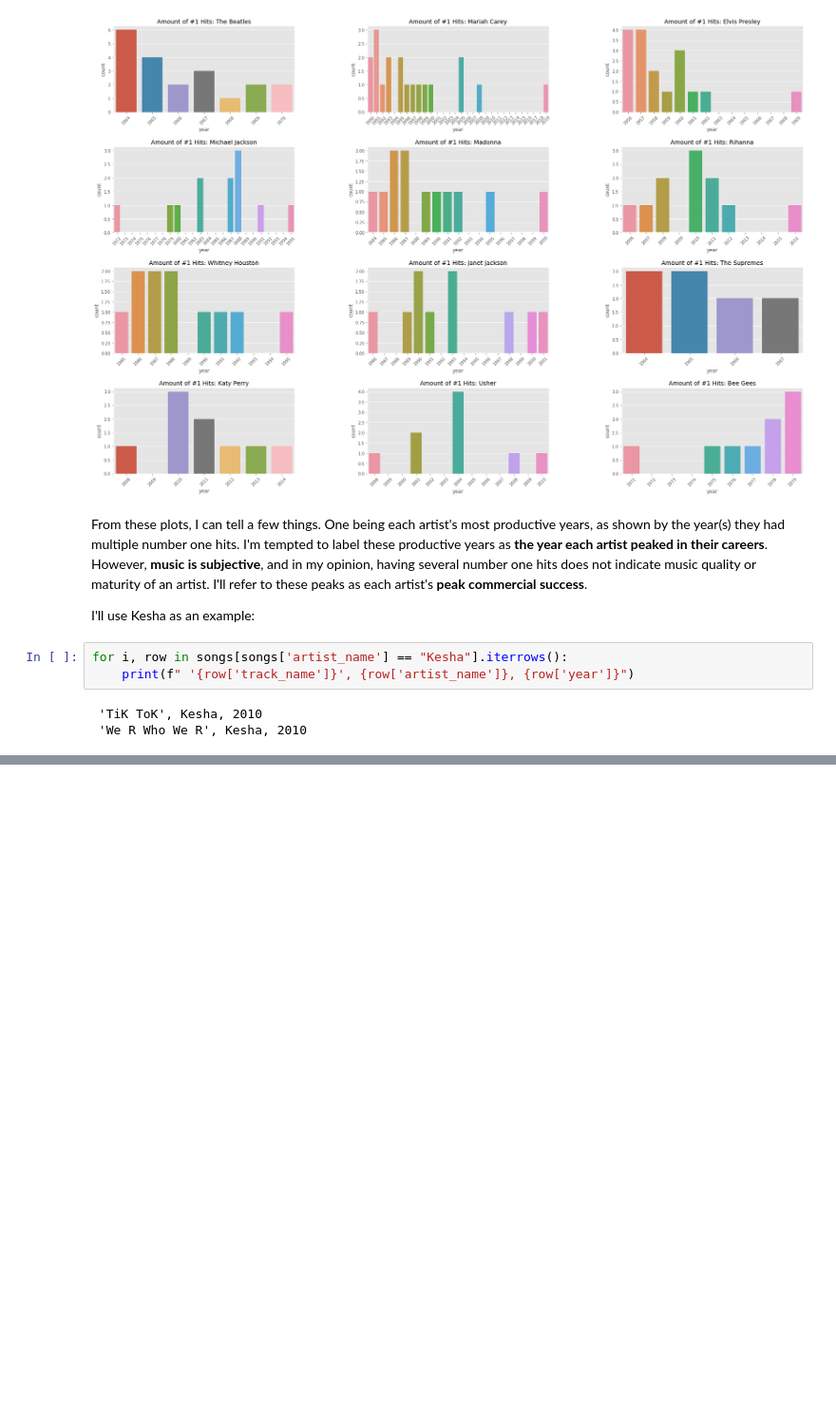
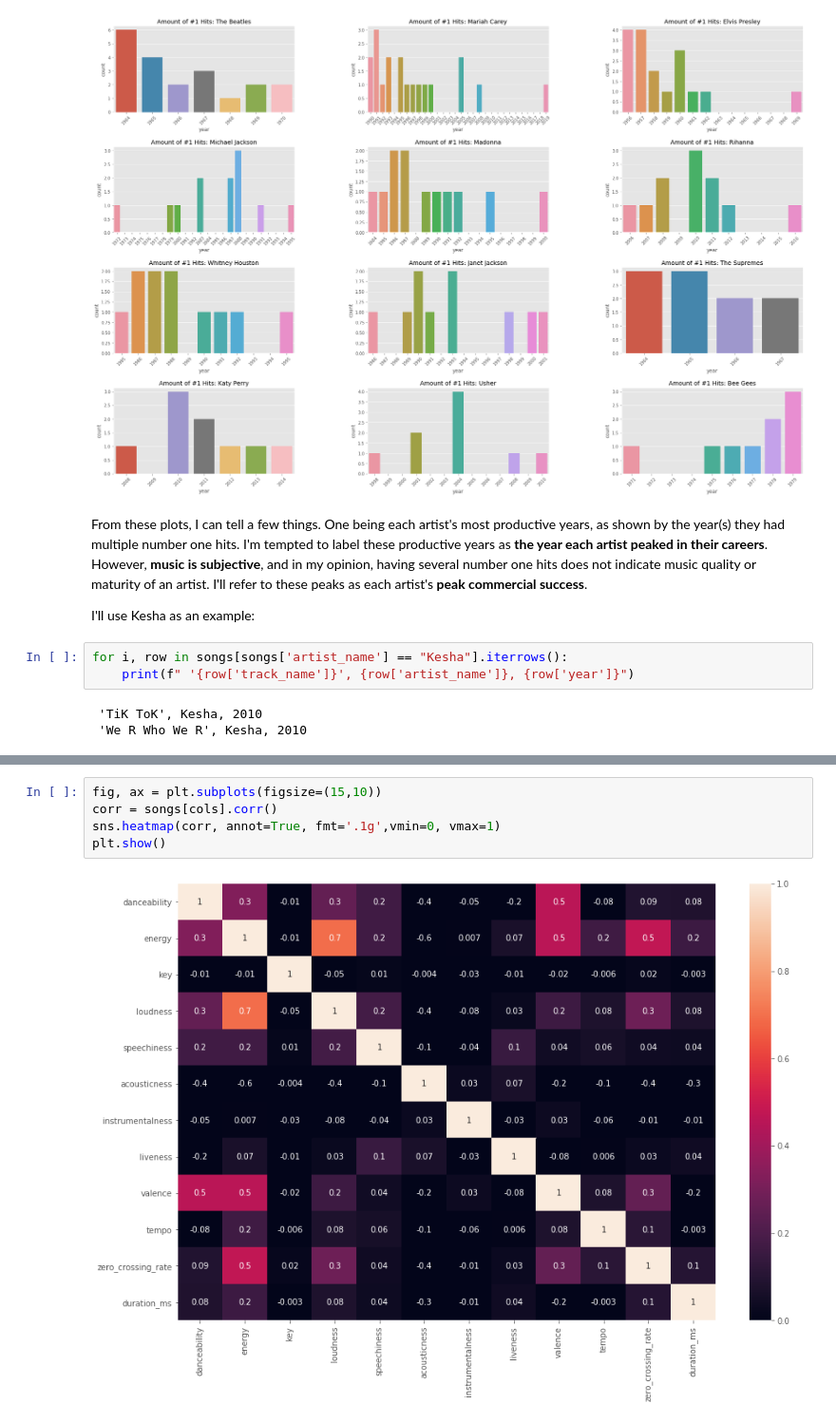
Before and after one commit to d-alvear/Analyzing-Music-by-Decade, a Jupyter notebook: notebooks/7-data-exploration.ipynb, the cells around one changed output, grey strips where cells are left out. Shown at 95% size. Saved outputs shown, nothing was run; the diff lists cells and outputs as text; blank space fills up the shorter version.

```diff
--- a/notebooks/7-data-exploration.ipynb
+++ b/notebooks/7-data-exploration.ipynb
@@ -273,0 +277,7 @@ Bee Gees had an average of 1.0 hits per year
+# %%
+fig, ax = plt.subplots(figsize=(15,10))
+corr = songs[cols].corr()
+sns.heatmap(corr, annot=True, fmt='.1g',vmin=0, vmax=1)
+plt.show()
+# %% [output]
+[figure, added]
```
Also changed, not shown: parts of 12 cells of this notebook, 2 other files.
